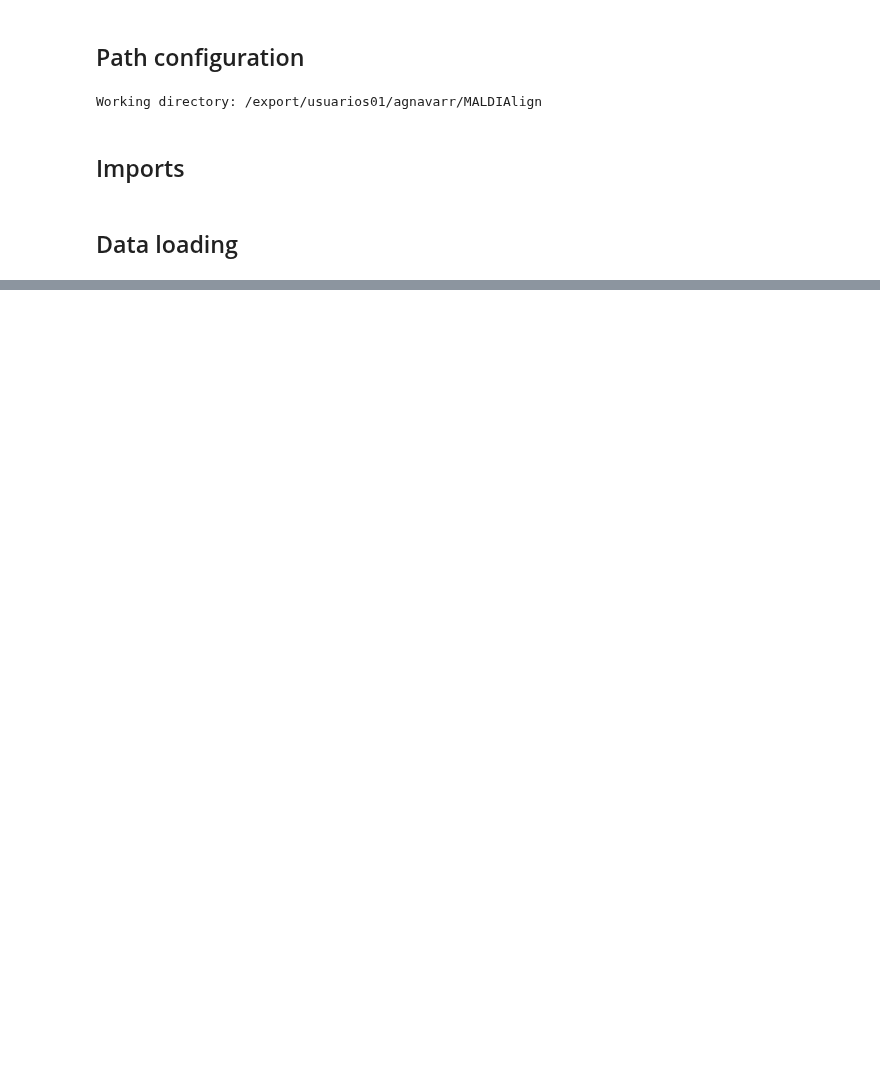
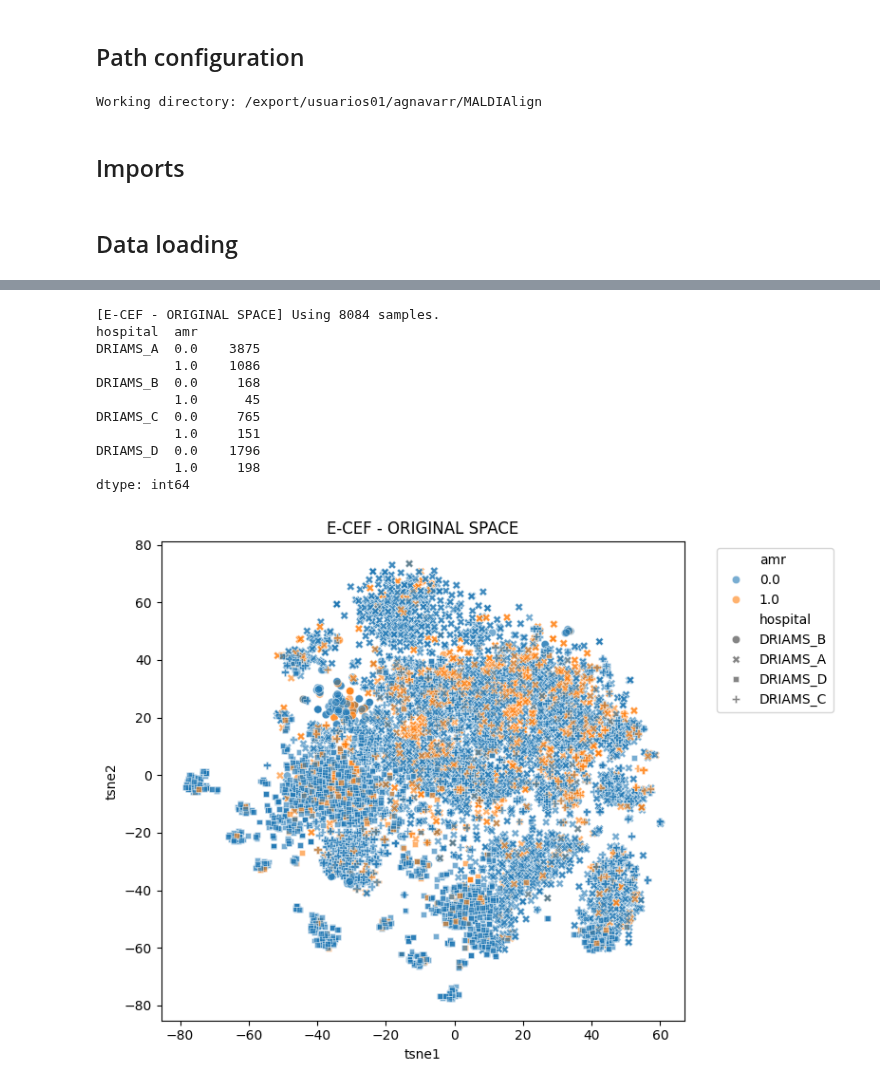
Before and after one commit to alexgaarciia/MALDIAlign, a Jupyter notebook: experiments/amr/notebooks/pkls_exploration.ipynb, the cells around one changed output, grey strips where cells are left out. Saved outputs shown, nothing was run; the diff lists cells and outputs as text; code cells hidden in the pictures; blank space fills up the shorter version.

```diff
--- a/experiments/amr/notebooks/pkls_exploration.ipynb
+++ b/experiments/amr/notebooks/pkls_exploration.ipynb
@@ -40,0 +142,20 @@ soxa_data, soxa_label, soxa_meta, soxa_amr = soxa["data"], soxa["label"], soxa["
+# %%
+Z_orig, df_orig = run_tsne_full(
+    X=ecef_data,
+    meta=ecef_meta,
+    amr=ecef_amr,
+    title="E-CEF - ORIGINAL SPACE"
+)
+# %% [output]
+[E-CEF - ORIGINAL SPACE] Using 8084 samples.
+hospital  amr
+DRIAMS_A  0.0    3875
+          1.0    1086
+DRIAMS_B  0.0     168
+          1.0      45
+DRIAMS_C  0.0     765
+          1.0     151
+DRIAMS_D  0.0    1796
+          1.0     198
+dtype: int64
+[figure, added]
```
Also changed, not shown: parts of 5 cells of this notebook, 24 other files.
